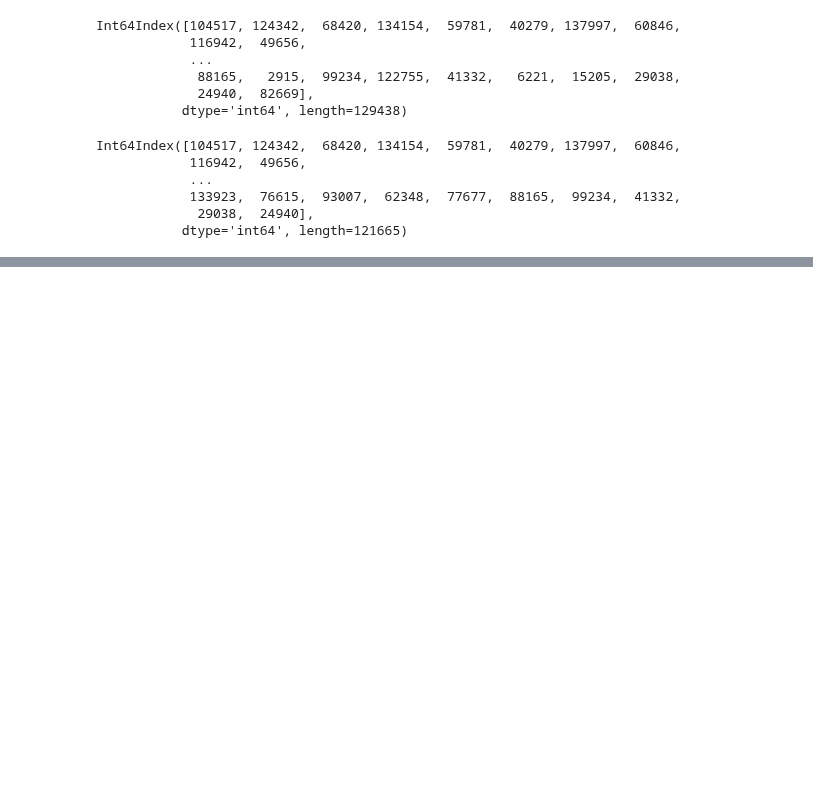
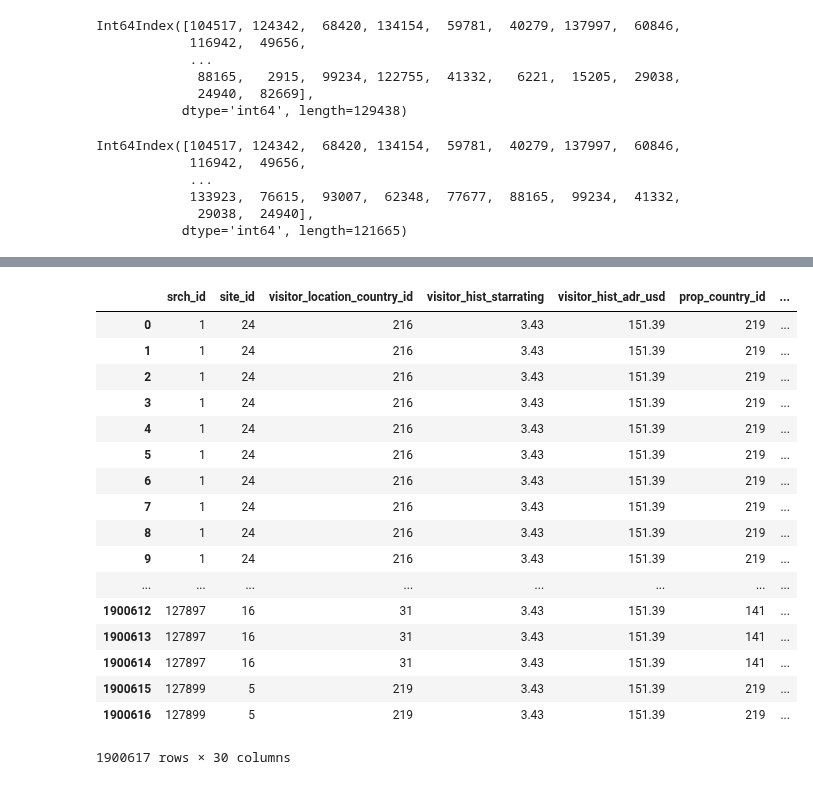
Before and after one commit to DavideBrex/Expedia-Hotels-recommendation-system, a Jupyter notebook: Test_ranking_models.ipynb, the cells around one changed output, grey strips where cells are left out. Cells and saved outputs as stored; diff of their text form; code cells hidden in the pictures; blank space fills up the shorter version.

```diff
--- a/Test_ranking_models.ipynb
+++ b/Test_ranking_models.ipynb
@@ -402,0 +405,4 @@ Int64Index([104517, 124342,  68420, 134154,  59781,  40279, 137997,  60846,
+# %%
+path="C://Users//david\Desktop//VU amsterdam//Data mining"
+new_test_set = pd.read_csv(path+"/New_test_set.csv")
+new_test_set.head()
@@ -402,0 +417,22 @@ Int64Index([104517, 124342,  68420, 134154,  59781,  40279, 137997,  60846,
+# %%
+new_test_set = new_test_set.fillna(value = {"booked_perc": 2.89, "clicked_perc": 5.01})
+new_test_set = new_test_set.drop("Unnamed: 0", axis=1)
+# %% [output]
+|  | srch_id | site_id | visitor_location_country_id | visitor_hist_starrating | visitor_hist_adr_usd | prop_country_id | ... |
+| 0 | 1 | 24 | 216 | 3.43 | 151.39 | 219 | ... |
+| 1 | 1 | 24 | 216 | 3.43 | 151.39 | 219 | ... |
+| 2 | 1 | 24 | 216 | 3.43 | 151.39 | 219 | ... |
+| 3 | 1 | 24 | 216 | 3.43 | 151.39 | 219 | ... |
+| 4 | 1 | 24 | 216 | 3.43 | 151.39 | 219 | ... |
+| 5 | 1 | 24 | 216 | 3.43 | 151.39 | 219 | ... |
+| 6 | 1 | 24 | 216 | 3.43 | 151.39 | 219 | ... |
+| 7 | 1 | 24 | 216 | 3.43 | 151.39 | 219 | ... |
+| 8 | 1 | 24 | 216 | 3.43 | 151.39 | 219 | ... |
+| 9 | 1 | 24 | 216 | 3.43 | 151.39 | 219 | ... |
+| ... | ... | ... | ... | ... | ... | ... | ... |
+| 1900612 | 127897 | 16 | 31 | 3.43 | 151.39 | 141 | ... |
+| 1900613 | 127897 | 16 | 31 | 3.43 | 151.39 | 141 | ... |
+| 1900614 | 127897 | 16 | 31 | 3.43 | 151.39 | 141 | ... |
+| 1900615 | 127899 | 5 | 219 | 3.43 | 151.39 | 219 | ... |
+| 1900616 | 127899 | 5 | 219 | 3.43 | 151.39 | 219 | ... |
+1900617 rows × 30 columns
```
Also changed, not shown: parts of 17 cells of this notebook, 3 other files.
